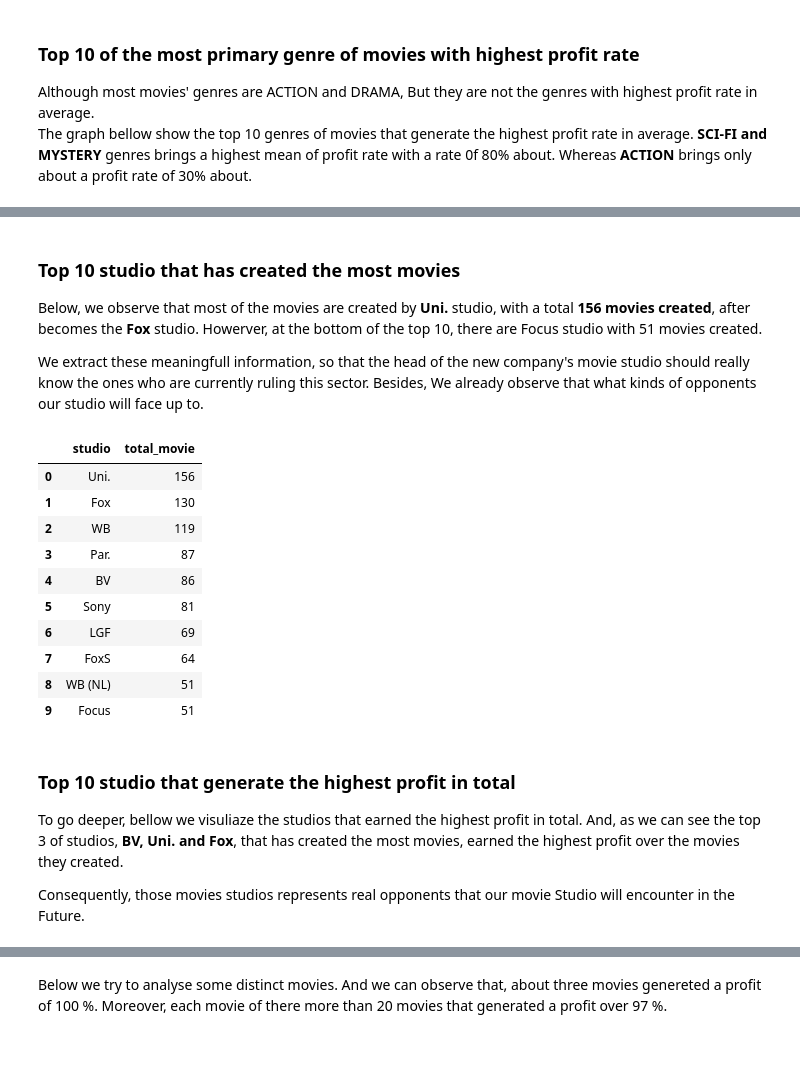
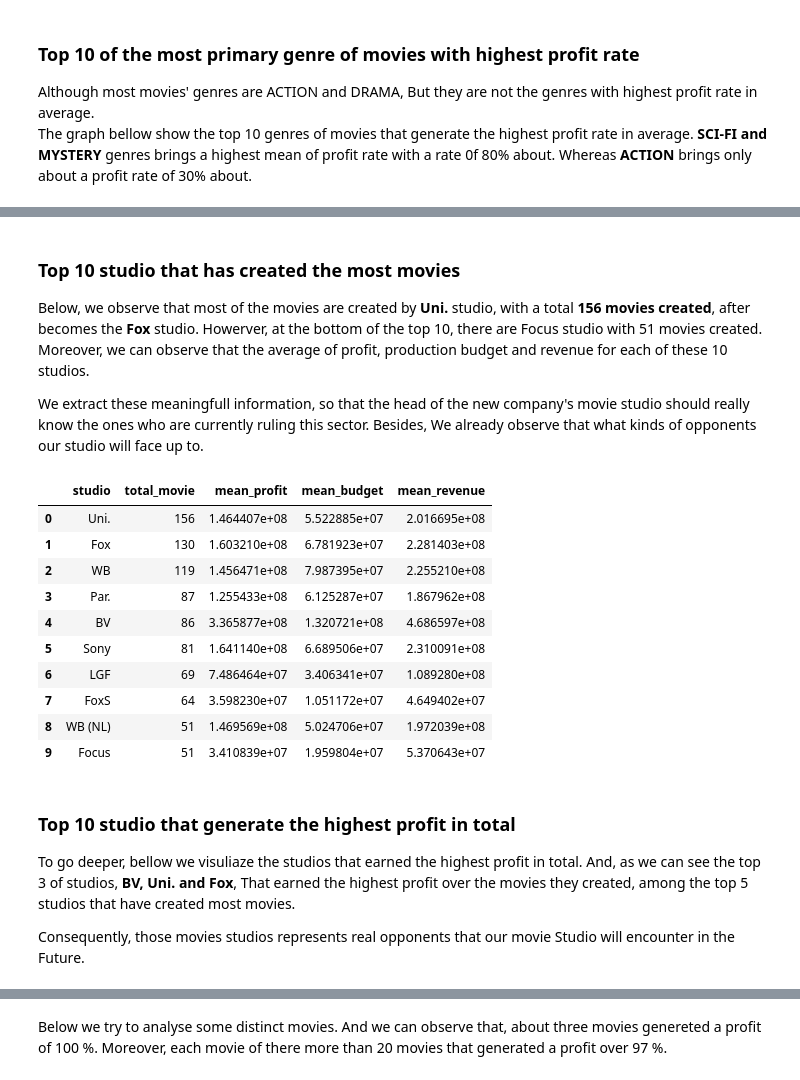
Before and after one commit to VilmarsonJ/ds-2-movie-insights, a Jupyter notebook: movie_index.ipynb, the cells around one changed output, grey strips where cells are left out. Drawn from its saved outputs; the diff is of its cells as text; code cells hidden in the pictures; blank space fills up the shorter version.

```diff
--- a/movie_index.ipynb
+++ b/movie_index.ipynb
@@ -578,8 +586,8 @@ for col in ['production_budget', 'domestic_gross', 'worldwide_gross']:
     median_val = movie_budget[col].median(skipna=True)
     movie_budget[col].fillna(median_val, inplace=True)
 
-
-# movie_budget = movie_budget.dropna(subset=['movie'], axis = 1)
+# Drop null values in my movie column
+movie_budget = movie_budget.dropna(subset=['movie'])
 
 movie_budget.isna().sum()
 # %% [output]
@@ -873,35 +906,38 @@ top_10_genres_movie
 ### Top 10 studio that has created the most movies
 
 Below, we observe that most of the movies are created by **Uni.** studio, with a total **156 movies created**, after becomes the **Fox** studio. Howerver, at the bottom of the top 10, there are Focus studio with 51 movies created.
+Moreover, we can observe that the average of profit, production budget and revenue for each of these 10 studios.
 
 We extract these meaningfull information, so that the head of the new company's movie studio should really know the ones who are currently ruling this sector. Besides, We already observe that what kinds of opponents our studio will face up to.
 # %%
 # Top 10 of The most popular movie studio
 
-q3 = """ SELECT studio, count('movie_id') as total_movie
+q3 = """ SELECT studio, count('movie_id') as total_movie, round(Avg(total_profit), 2) as mean_profit,
+                round(Avg(production_budget), 2) as mean_budget, round(Avg(total_revenue), 2) as mean_revenue
+
         FROM rate_gross_budget
         GROUP BY studio
         ORDER BY  total_movie DESC
         LImit 10; """
 
 top_10_genres_movie = pysqldf(q3)
 top_10_genres_movie
 # %% [output]
-|  | studio | total_movie |
-| 0 | Uni. | 156 |
-| 1 | Fox | 130 |
-| 2 | WB | 119 |
-| 3 | Par. | 87 |
-| 4 | BV | 86 |
-| 5 | Sony | 81 |
-| 6 | LGF | 69 |
-| 7 | FoxS | 64 |
-| 8 | WB (NL) | 51 |
-| 9 | Focus | 51 |
+|  | studio | total_movie | mean_profit | mean_budget | mean_revenue |
+| 0 | Uni. | 156 | 1.464407e+08 | 5.522885e+07 | 2.016695e+08 |
+| 1 | Fox | 130 | 1.603210e+08 | 6.781923e+07 | 2.281403e+08 |
+| 2 | WB | 119 | 1.456471e+08 | 7.987395e+07 | 2.255210e+08 |
+| 3 | Par. | 87 | 1.255433e+08 | 6.125287e+07 | 1.867962e+08 |
+| 4 | BV | 86 | 3.365877e+08 | 1.320721e+08 | 4.686597e+08 |
+| 5 | Sony | 81 | 1.641140e+08 | 6.689506e+07 | 2.310091e+08 |
+| 6 | LGF | 69 | 7.486464e+07 | 3.406341e+07 | 1.089280e+08 |
+| 7 | FoxS | 64 | 3.598230e+07 | 1.051172e+07 | 4.649402e+07 |
+| 8 | WB (NL) | 51 | 1.469569e+08 | 5.024706e+07 | 1.972039e+08 |
+| 9 | Focus | 51 | 3.410839e+07 | 1.959804e+07 | 5.370643e+07 |
 # %% [markdown]
 ### Top 10 studio that generate the highest profit in total
 
-To go deeper, bellow we visuliaze the studios that earned the highest profit in total. And, as we can see the top 3 of studios, **BV, Uni. and Fox**,  that has created the most movies, earned the highest profit over the movies they created.
+To go deeper, bellow we visuliaze the studios that earned the highest profit in total. And, as we can see the top 3 of studios, **BV, Uni. and Fox**, That earned the highest profit over the movies they created, among the top 5 studios that have created most movies.
 
 
 Consequently, those movies studios represents real opponents that our movie Studio will encounter in the Future.
```
Also changed, not shown: parts of 107 cells of this notebook.
